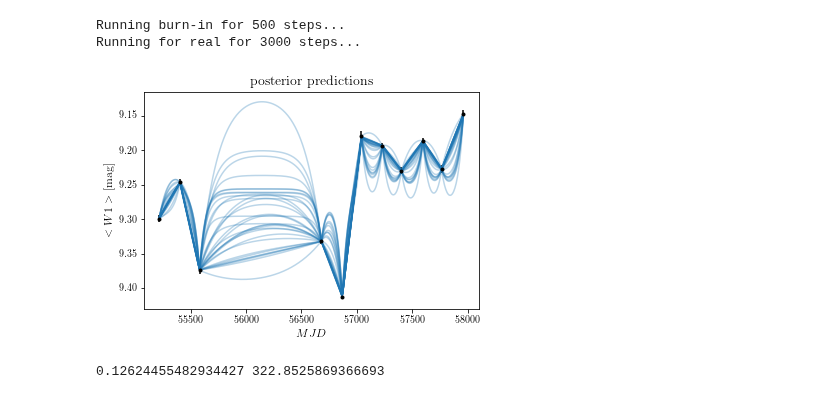
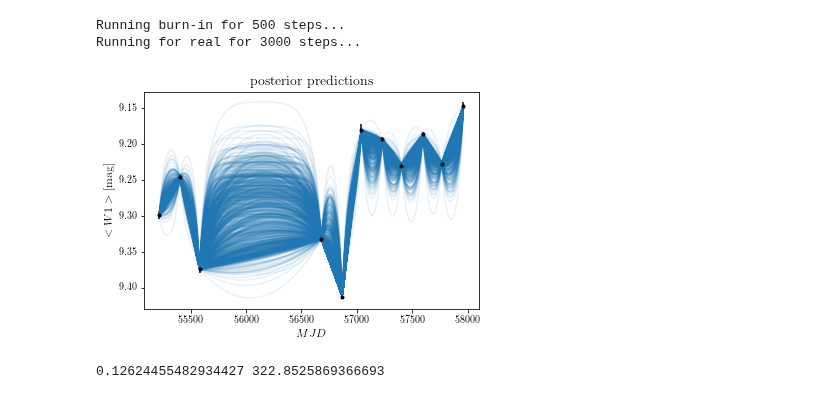
Before and after one commit to tzdwi/GaiaSprintMassive, a Jupyter notebook: WISE/code/gaussian_process.ipynb, the cells around one changed output. Drawn from its saved outputs; the diff is of its cells as text; code cells hidden in the pictures.

```diff
--- a/WISE/code/gaussian_process.ipynb
+++ b/WISE/code/gaussian_process.ipynb
@@ -190,23 +190,23 @@ Running for real for 3000 steps...
 # %%
 #Let's take 100 samples and see how it looks
 
 # Plot the data.
 plt.errorbar(mt, mw, yerr=me, fmt=".k", capsize=0)
 
 # Plot 100 posterior samples.
 samples = sampler.flatchain
-for s in samples[np.random.randint(len(samples), size=32)]:
+for s in samples[np.random.randint(len(samples), size=1000)]:
     DRW_gp.set_parameter_vector(s)
     mu = DRW_gp.predict(mw, t, return_cov=False)
-    plt.plot(t, mu, color=color, alpha=0.3)
+    plt.plot(t, mu, color=color, alpha=0.1)
 
 plt.ylabel(r"$<W1>$ [mag]")
 plt.xlabel(r"$MJD$")
 plt.gca().invert_yaxis()
 plt.title("posterior predictions");
 plt.savefig('rotation_posterior_draws.png')
 # %% [output]
-[figure, old version]
+[figure, new version]
 # %%
 log_sigma_true = np.mean(samples[:,0])
 log_tau_true = np.mean(samples[:,1])
```
Also changed, not shown: 2 other files.
